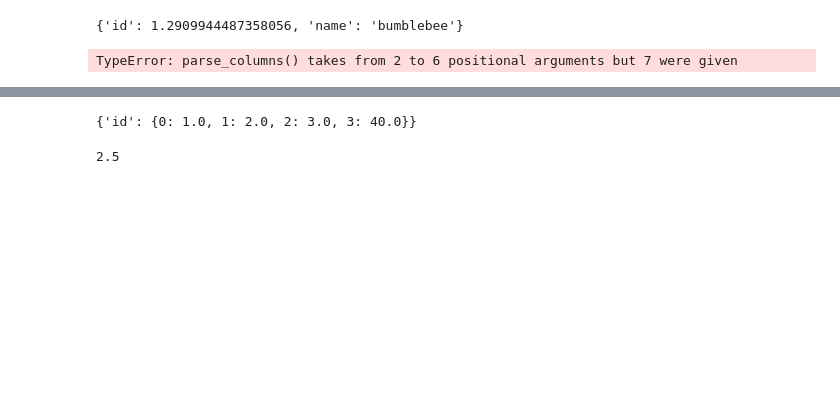
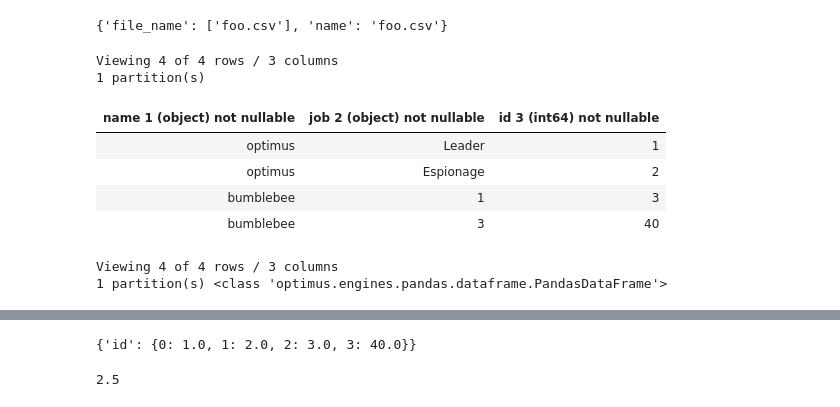
Before and after one commit to PacktPublishing/Data-Processing-with-Optimus, a Jupyter notebook: Chapter 5/DataProcessingwithOptimus_Chapter05.ipynb, the cells around one changed output, grey strips where cells are left out. Cells and saved outputs as stored; diff of their text form; code cells hidden in the pictures; blank space fills up the shorter version.

```diff
--- a/Chapter 5/DataProcessingwithOptimus_Chapter05.ipynb
+++ b/Chapter 5/DataProcessingwithOptimus_Chapter05.ipynb
@@ -171,2 +45,0 @@ df.cols.min(["id","name"])
-# %%
-df = df.cols.cast("id","int")
@@ -241,12 +45,0 @@ print(df.cols.min("id"))
-# %%
-df.agg({"id":"std","name":min})
-# %% [output]
-{'id': 1.2909944487358056, 'name': 'bumblebee'}
-# %%
-df = df.cols.cast("id","int")
-# df.groupby("name").agg([min,max])
-# df.groupby("name").agg({"id":min})
-# df.groupby("name").agg({"id":min,"id":"mean"})
-# df.groupby("name").agg(x=('id', max))
-# %% [output]
-TypeError: parse_columns() takes from 2 to 6 positional arguments but 7 were given
@@ -255,2 +46,17 @@ df = op.load.file("foo.csv")
-# %%
-df= df.cols.cast("id","int")
+# %%
+df.meta
+# %% [output]
+{'file_name': ['foo.csv'], 'name': 'foo.csv'}
+# %%
+df = df.cols.set_dtype("salary", "int")
+df
+# %% [output]
+Viewing 4 of 4 rows / 3 columns
+1 partition(s)
+| name 1 (object) not nullable | job 2 (object) not nullable | id 3 (int64) not nullable |
+| optimus | Leader | 1 |
+| optimus | Espionage | 2 |
+| bumblebee | 1 | 3 |
+| bumblebee | 3 | 40 |
+Viewing 4 of 4 rows / 3 columns
+1 partition(s) <class 'optimus.engines.pandas.dataframe.PandasDataFrame'>
```
Also changed, not shown: parts of 78 cells of this notebook.
